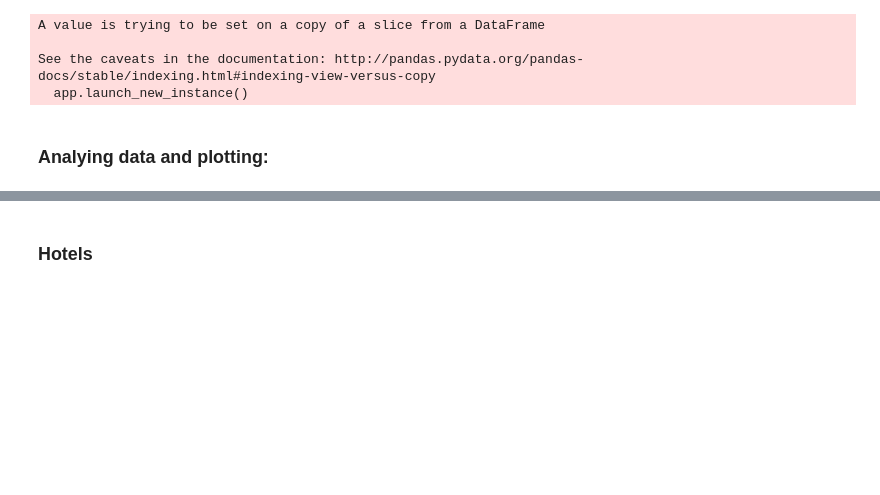
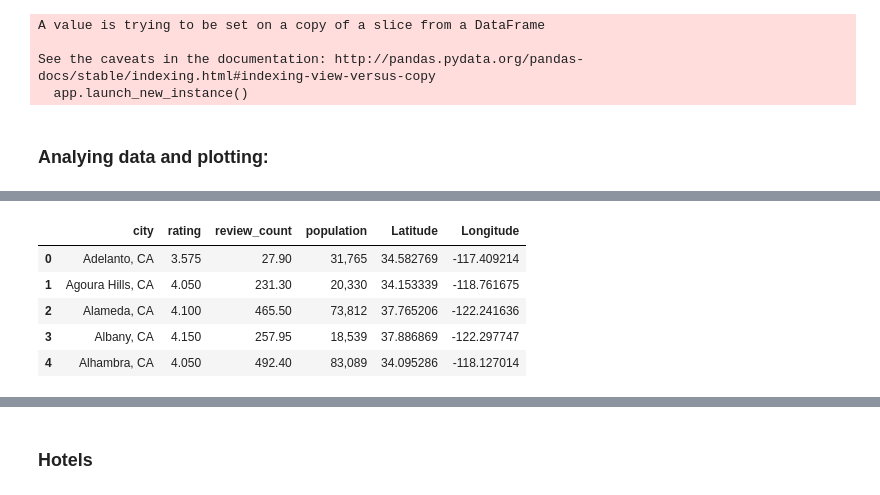
Before and after one commit to chloechen1995/STA-141B-Project, a Jupyter notebook: Yelp Project Analysis.ipynb, the cells around one changed output, grey strips where cells are left out. Saved outputs shown, nothing was run; the diff lists cells and outputs as text; code cells hidden in the pictures; blank space fills up the shorter version.

```diff
--- a/Yelp Project Analysis.ipynb
+++ b/Yelp Project Analysis.ipynb
@@ -265,9 +265,20 @@ py.iplot(fig, filename='Rating stars distribution (by categeory)')
 # %%
 #get the average star rating (by City)
 def average_star_city(dataframe, category):
     average_rate = dataframe.groupby('city')[category].mean()
     average_rate = average_rate.reset_index()
     average_rate = pd.DataFrame(average_rate)
     return average_rate
 
 rating_star = average_star_city(df_food_final, 'rating')
+average_review = average_star_city(df_food_final, 'review_count')
+rating_star = pd.merge(rating_star, average_review, on= 'city')
+rating_star = pd.merge(rating_star, pd_geo, on='city')
+rating_star.head()
+# %% [output]
+|  | city | rating | review_count | population | Latitude | Longitude |
+| 0 | Adelanto, CA | 3.575 | 27.90 | 31,765 | 34.582769 | -117.409214 |
+| 1 | Agoura Hills, CA | 4.050 | 231.30 | 20,330 | 34.153339 | -118.761675 |
+| 2 | Alameda, CA | 4.100 | 465.50 | 73,812 | 37.765206 | -122.241636 |
+| 3 | Albany, CA | 4.150 | 257.95 | 18,539 | 37.886869 | -122.297747 |
+| 4 | Alhambra, CA | 4.050 | 492.40 | 83,089 | 34.095286 | -118.127014 |
```
Also changed, not shown: parts of 7 cells of this notebook.
